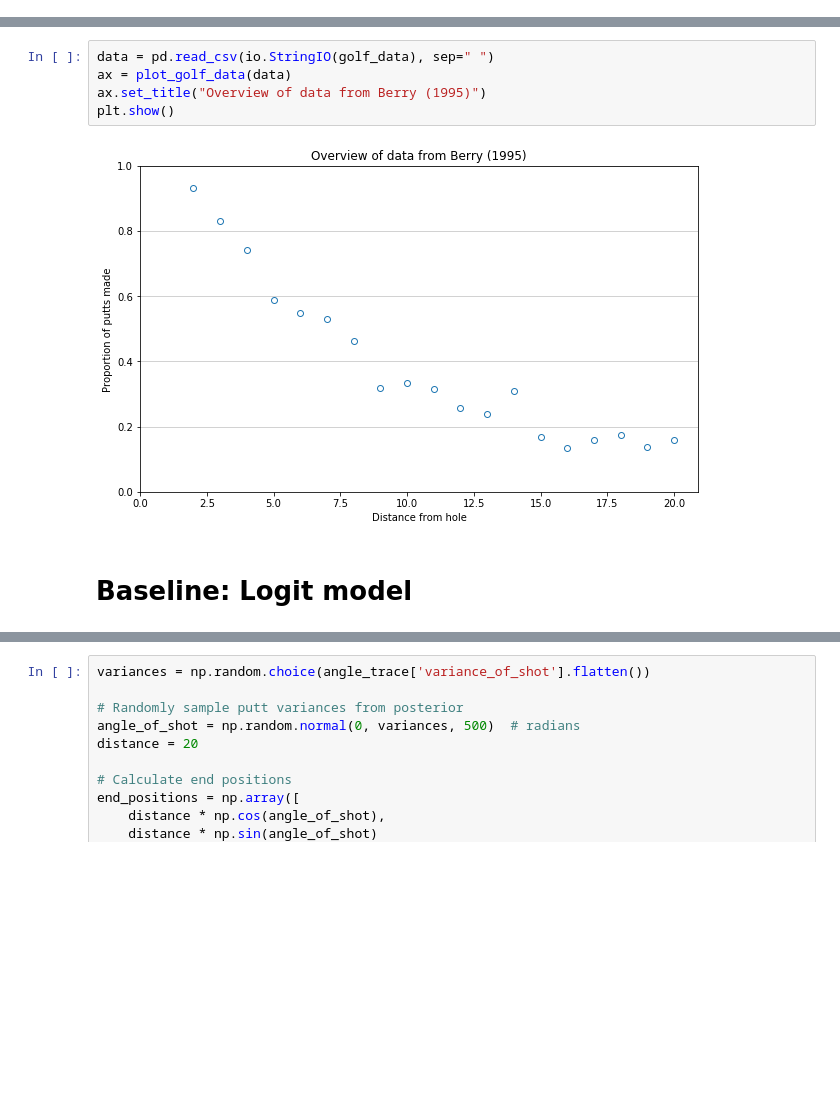
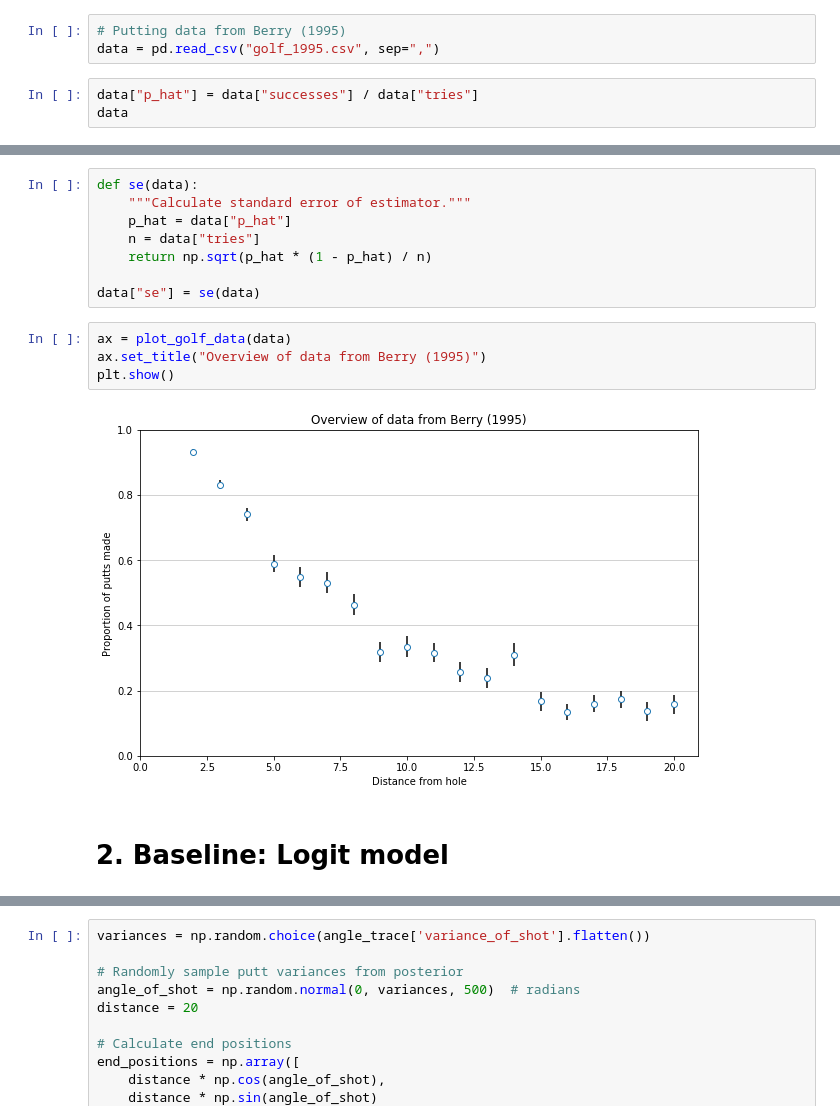
Before and after one commit to smu095/presentations, a Jupyter notebook: mcmc-pymc3-101/notebooks/3.0-smm-golf.ipynb, the cells around one changed output, grey strips where cells are left out. Drawn from its saved outputs; the diff is of its cells as text; blank space fills up the shorter version.

```diff
--- a/mcmc-pymc3-101/notebooks/3.0-smm-golf.ipynb
+++ b/mcmc-pymc3-101/notebooks/3.0-smm-golf.ipynb
@@ -54,0 +47,6 @@ def plot_golf_data(golf_data, ax=None):
+# %%
+# Putting data from Berry (1995)
+data = pd.read_csv("golf_1995.csv", sep=",")
+# %%
+data["p_hat"] = data["successes"] / data["tries"]
+data
@@ -55,9 +75,16 @@ def plot_golf_data(golf_data, ax=None):
+# %%
+def se(data):
+    """Calculate standard error of estimator."""
+    p_hat = data["p_hat"]
+    n = data["tries"]
+    return np.sqrt(p_hat * (1 - p_hat) / n)
+
+data["se"] = se(data)
 # %%
-data = pd.read_csv(io.StringIO(golf_data), sep=" ")
 ax = plot_golf_data(data)
 ax.set_title("Overview of data from Berry (1995)")
 plt.show()
 # %% [output]
-[figure, old version]
+[figure, new version]
 # %% [markdown]
-# Baseline: Logit model
+# 2. Baseline: Logit model
```
Also changed, not shown: parts of 34 cells of this notebook.
